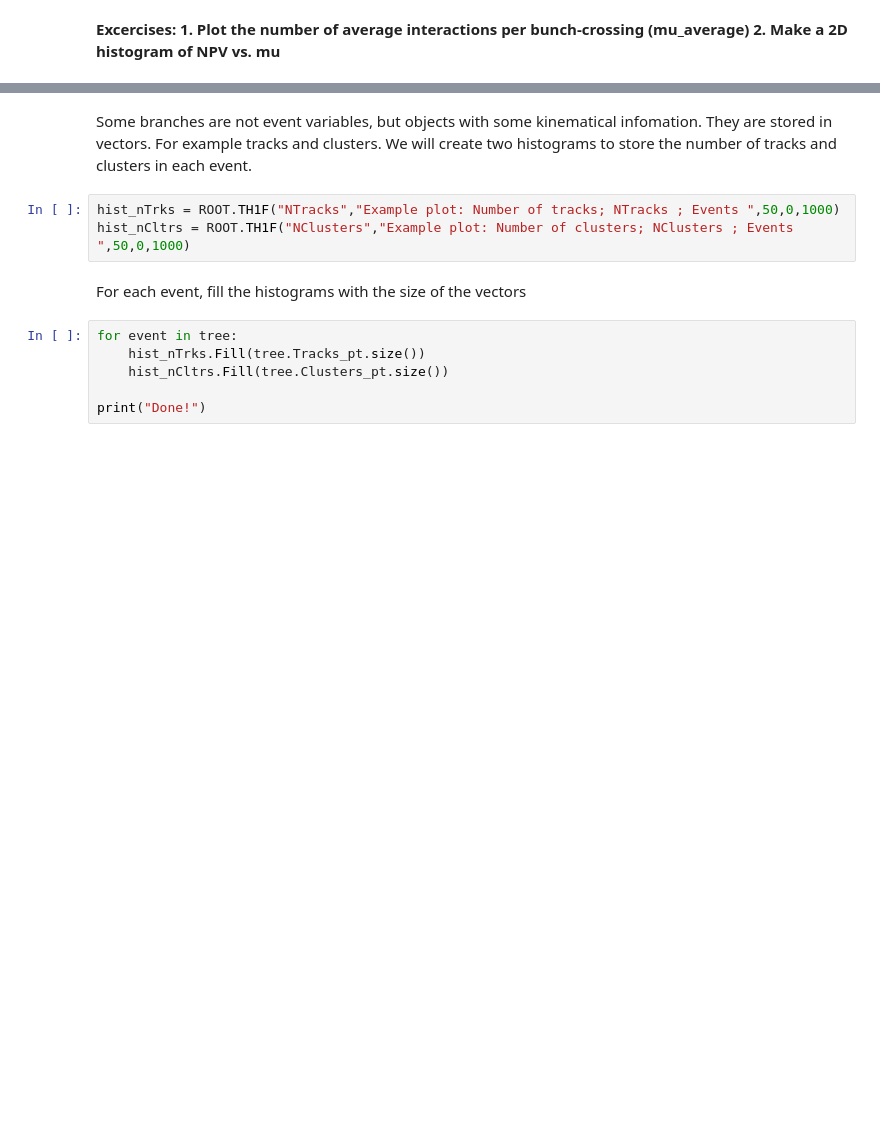
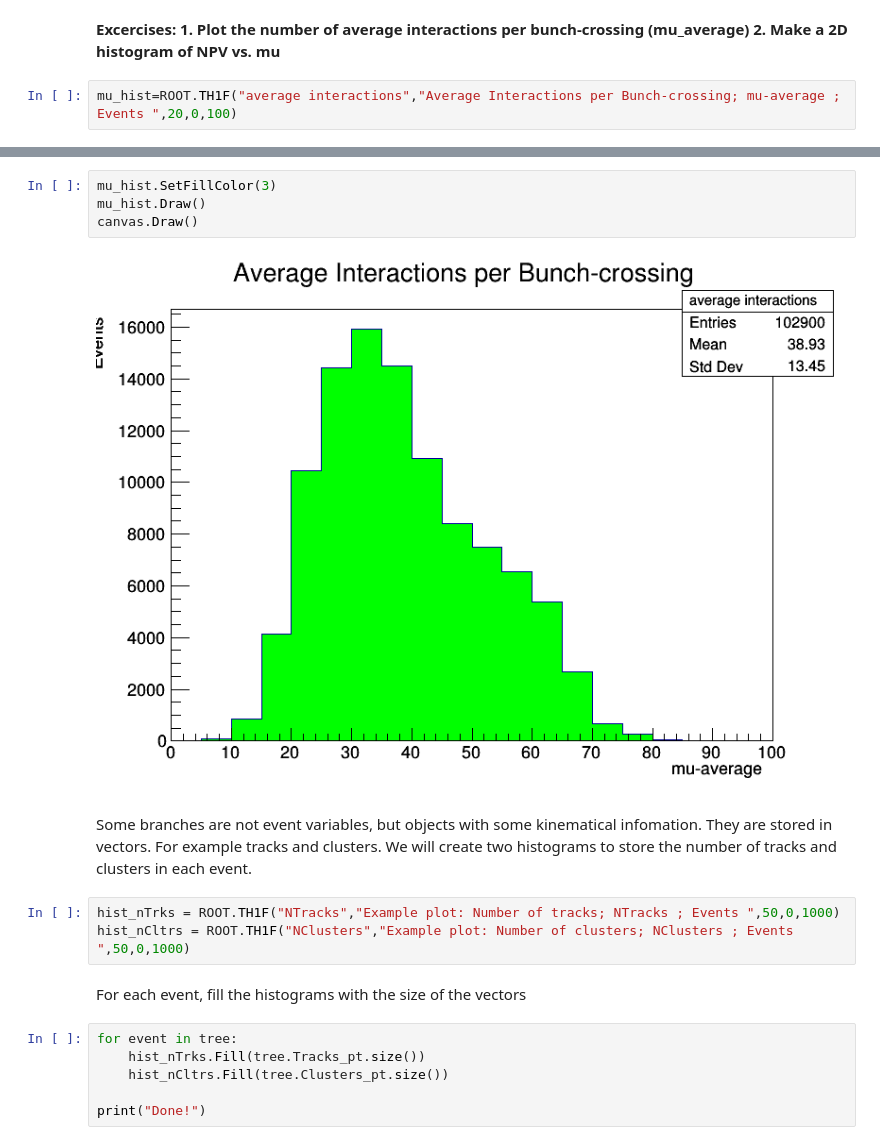
Before and after one commit to diordonezp/exp_particulas_2022-2, a Jupyter notebook: Clase_1/Tracks_Clusters.ipynb, the cells around one changed output, grey strips where cells are left out. Saved outputs shown, nothing was run; the diff lists cells and outputs as text; blank space fills up the shorter version.

```diff
--- a/Clase_1/Tracks_Clusters.ipynb
+++ b/Clase_1/Tracks_Clusters.ipynb
@@ -80,3 +86,5 @@ canvas.Draw("hist_npv")
     1. Plot the number of average interactions per bunch-crossing (mu_average)
     2. Make a 2D histogram of NPV vs. mu
 </b>
+# %%
+mu_hist=ROOT.TH1F("average interactions","Average Interactions per Bunch-crossing; mu-average ; Events ",20,0,100)
@@ -83,3 +100,9 @@ canvas.Draw("hist_npv")
+# %%
+mu_hist.SetFillColor(3)
+mu_hist.Draw()
+canvas.Draw()
+# %% [output]
+[figure, added]
 # %% [markdown]
 Some branches are not event variables, but objects with some kinematical infomation. They are stored in vectors. For example tracks and clusters. We will create two histograms to store the number of tracks and clusters in each event.
 # %%
```
Also changed, not shown: parts of 10 cells of this notebook.
